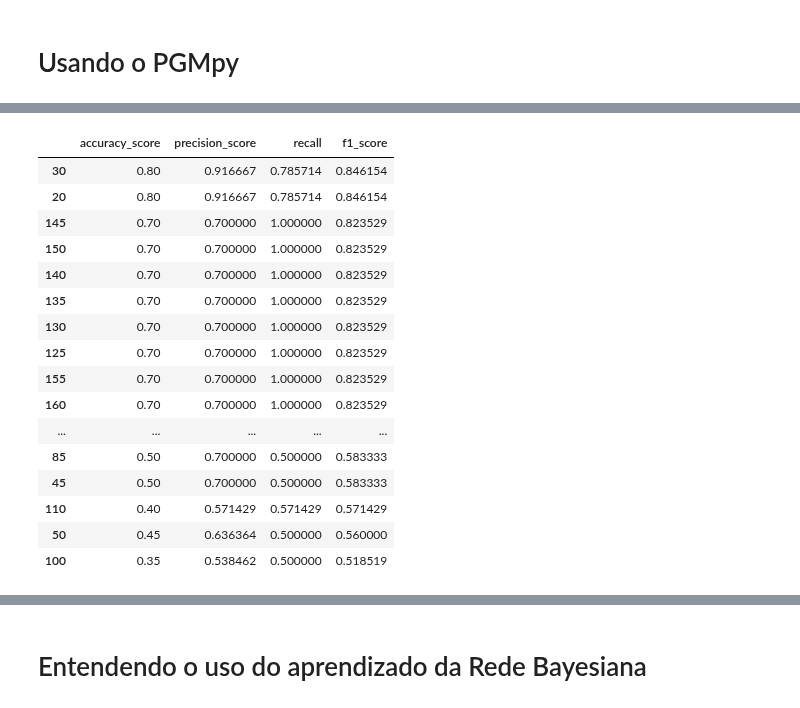
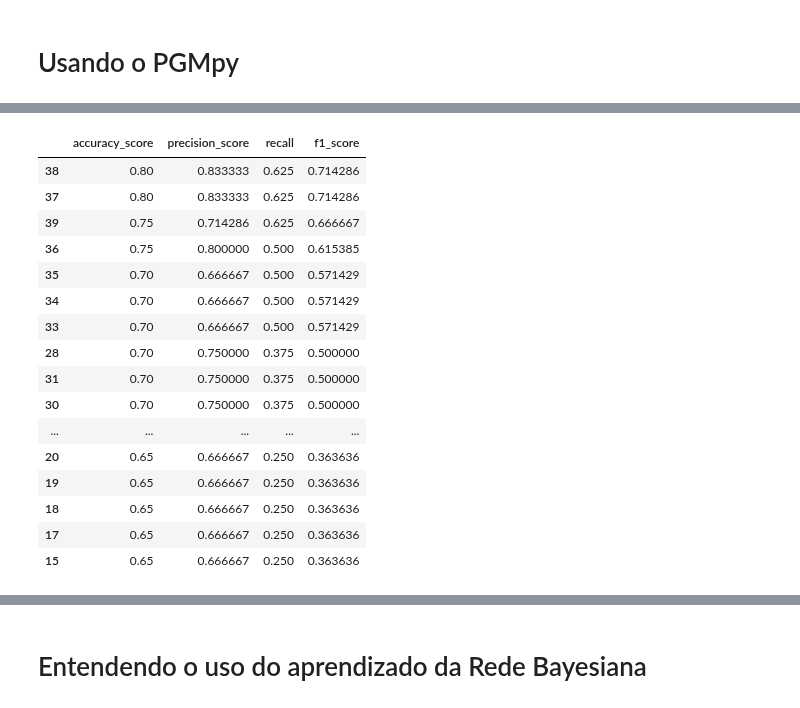
Before and after one commit to cafe-com-analytics/stock_market_index_daily_direction, a Jupyter notebook: notebooks/01_ibovespa_using_pomegranate_pgmpy.ipynb, the cells around one changed output, grey strips where cells are left out. Drawn from its saved outputs; the diff is of its cells as text; code cells hidden in the pictures.

```diff
--- a/notebooks/01_ibovespa_using_pomegranate_pgmpy.ipynb
+++ b/notebooks/01_ibovespa_using_pomegranate_pgmpy.ipynb
@@ -183,7 +190,7 @@ Constraint Graph
 # %%
 ntest = 20
 # %%
-for days_before in np.arange(5, 100, 2):
+for days_before in np.arange(20, 100, 2):
     model = BayesianNetwork.from_samples(
         df_clustered[-days_before-ntest:-ntest], algorithm='exact', state_names=lst_cluster, reduce_dataset=False, n_jobs=-1,
         constraint_graph=a
@@ -331,21 +318,27 @@ plt.show();
 # %%
 ntest = 20
-horizonte = 18
+h = np.arange(10, 60, 2)
 ntotal = df.shape[0]
 X_predict = []
 X_real = df_clustered[-ntest:]
 
-for cont in np.arange(ntest):
-    X_train = df_clustered[-ntest+cont-horizonte:-ntest+cont].copy()
-    X_test = df_clustered[-ntest+cont:ntotal-ntest+1+cont].copy()
-#     X_test.iloc[:, -1] = None
+structrures = []
 
-    model = BayesianNetwork.from_samples(
-        X_train, algorithm='exact', state_names=lst_cluster, constraint_graph=a, reduce_dataset=False, n_jobs=-1
-    )
+for horizonte in h:
+    print(horizonte)
 
-    print(model.structure)
-    print(f"""X_train: {X_train.index[-1]}, X_test: {X_test.index[-1]}""")
-    X_predict.append(model.predict(X_test.to_numpy()))
-#     print(model.predict_proba(X_test.to_numpy()))
+    for cont in np.arange(ntest):
+        X_train = df_clustered[-ntest+cont-horizonte:-ntest+cont].copy()
+        X_test = df_clustered[-ntest+cont:ntotal-ntest+1+cont].copy()
+
+        model = BayesianNetwork.from_samples(
+            X_train, algorithm='exact', state_names=lst_cluster, constraint_graph=a, reduce_dataset=False, n_jobs=-1
+        )
+
+        if len(model.structure[-1]) > 1:
+            print(model.structure)
+            structrures.append(model.structure[-1])
+            print(f"""X_train: {X_train.index[-1]}, X_test: {X_test.index[-1]}""")
+    #         X_predict.append(model.predict(X_test.to_numpy()))
+    #     print(model.predict_proba(X_test.to_numpy()))
 # %% [output]
@@ -373,7 +408,7 @@ X_train: 2021-05-27 00:00:00, X_test: 2021-05-28 00:00:00
 ntest = 20
 ntotal = 10
 # janela = 180
-lst_janelas = np.arange(15, 200, 5)
+lst_janelas = np.arange(15, 40, 1)
 
 # X_train = df_clustered[:-ntest]
 # X_test = df_clustered[-ntest:]
@@ -394,12 +429,14 @@ for janela in lst_janelas:
         X_train = df_clustered[-janela-ntest+i:-ntest+i]
     #     X_train = df_clustered[:-ntest+i]
         evidence = {
+            'cluster_rt-15': X_test.loc[item]['cluster_rt-15'],
+            'cluster_rt-13': X_test.loc[item]['cluster_rt-13'],
             'cluster_rt-9': X_test.loc[item]['cluster_rt-9'],
-            'cluster_rt-1': X_test.loc[item]['cluster_rt-1'],
+            'cluster_rt-7': X_test.loc[item]['cluster_rt-7']
             }
-        model = BayesianModel([('cluster_rt-9', 'cluster_Close'), ('cluster_rt-1', 'cluster_Close')])
+        model = BayesianModel([('cluster_rt-15', 'cluster_Close'), ('cluster_rt-13', 'cluster_Close'), ('cluster_rt-9', 'cluster_Close'), ('cluster_rt-7', 'cluster_Close')])
         model.cpds = []
-        model.fit(X_train[['cluster_rt-9', 'cluster_rt-1', 'cluster_Close']], estimator=BayesianEstimator, prior_type="k2", complete_samples_only=False, n_jobs=-1)
+        model.fit(X_train[['cluster_rt-15', 'cluster_rt-13','cluster_rt-9', 'cluster_rt-7', 'cluster_Close']], estimator=BayesianEstimator, prior_type="k2", complete_samples_only=False, n_jobs=-1)
 
         predict = predict_model(model, evidence=evidence)
 
@@ -423,17 +460,17 @@ Wall time: 53 s
 |  | accuracy_score | precision_score | recall | f1_score |
-| 30 | 0.80 | 0.916667 | 0.785714 | 0.846154 |
-| 20 | 0.80 | 0.916667 | 0.785714 | 0.846154 |
-| 145 | 0.70 | 0.700000 | 1.000000 | 0.823529 |
-| 150 | 0.70 | 0.700000 | 1.000000 | 0.823529 |
-| 140 | 0.70 | 0.700000 | 1.000000 | 0.823529 |
-| 135 | 0.70 | 0.700000 | 1.000000 | 0.823529 |
-| 130 | 0.70 | 0.700000 | 1.000000 | 0.823529 |
-| 125 | 0.70 | 0.700000 | 1.000000 | 0.823529 |
-| 155 | 0.70 | 0.700000 | 1.000000 | 0.823529 |
-| 160 | 0.70 | 0.700000 | 1.000000 | 0.823529 |
+| 38 | 0.80 | 0.833333 | 0.625 | 0.714286 |
+| 37 | 0.80 | 0.833333 | 0.625 | 0.714286 |
+| 39 | 0.75 | 0.714286 | 0.625 | 0.666667 |
+| 36 | 0.75 | 0.800000 | 0.500 | 0.615385 |
+| 35 | 0.70 | 0.666667 | 0.500 | 0.571429 |
+| 34 | 0.70 | 0.666667 | 0.500 | 0.571429 |
+| 33 | 0.70 | 0.666667 | 0.500 | 0.571429 |
+| 28 | 0.70 | 0.750000 | 0.375 | 0.500000 |
+| 31 | 0.70 | 0.750000 | 0.375 | 0.500000 |
+| 30 | 0.70 | 0.750000 | 0.375 | 0.500000 |
 | ... | ... | ... | ... | ... |
-| 85 | 0.50 | 0.700000 | 0.500000 | 0.583333 |
-| 45 | 0.50 | 0.700000 | 0.500000 | 0.583333 |
-| 110 | 0.40 | 0.571429 | 0.571429 | 0.571429 |
-| 50 | 0.45 | 0.636364 | 0.500000 | 0.560000 |
-| 100 | 0.35 | 0.538462 | 0.500000 | 0.518519 |
+| 20 | 0.65 | 0.666667 | 0.250 | 0.363636 |
+| 19 | 0.65 | 0.666667 | 0.250 | 0.363636 |
+| 18 | 0.65 | 0.666667 | 0.250 | 0.363636 |
+| 17 | 0.65 | 0.666667 | 0.250 | 0.363636 |
+| 15 | 0.65 | 0.666667 | 0.250 | 0.363636 |
```
Also changed, not shown: parts of 21 cells of this notebook, 1 other file.
